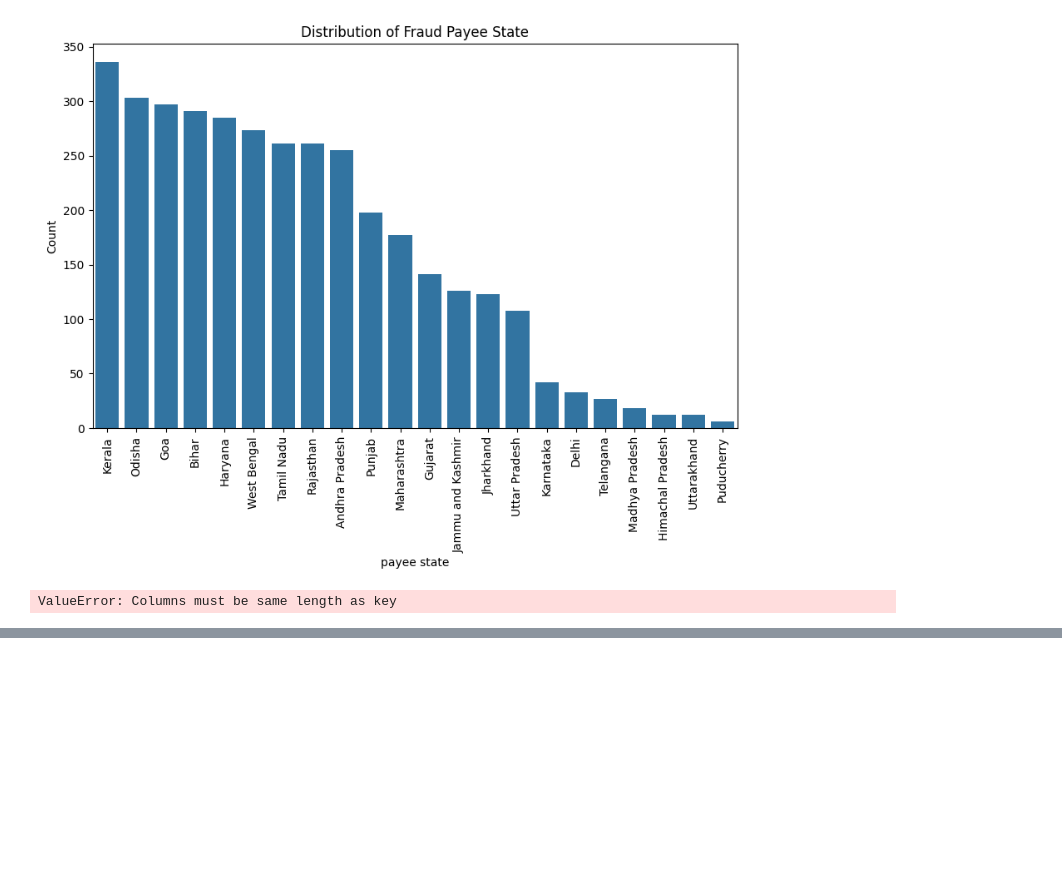
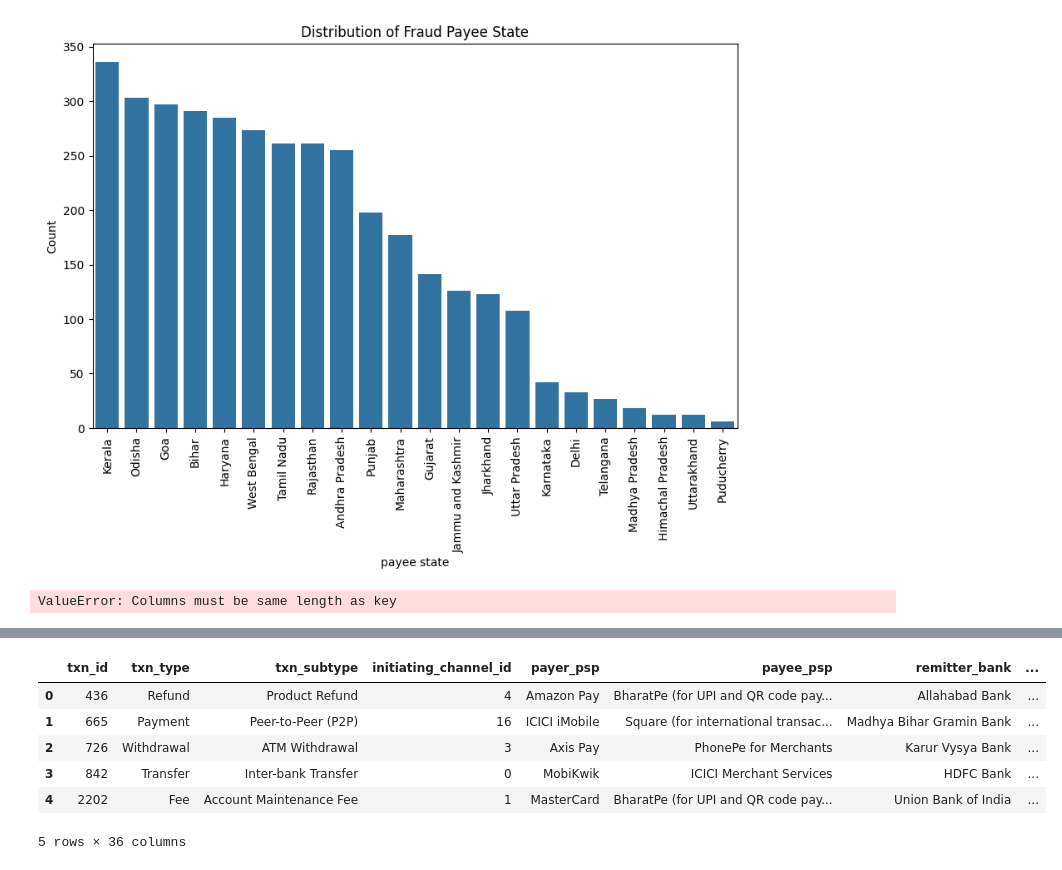
Before and after one commit to shashwatdixit10/Fraud-Detection-ML, a Jupyter notebook: ML Project.ipynb, the cells around one changed output, grey strips where cells are left out. Drawn from its saved outputs; the diff is of its cells as text; code cells hidden in the pictures; blank space fills up the shorter version.

```diff
--- a/ML Project.ipynb
+++ b/ML Project.ipynb
@@ -449,0 +757,10 @@ ValueError: Columns must be same length as key
+# %%
+data.head()
+# %% [output]
+|  | txn_id | txn_type | txn_subtype | initiating_channel_id | payer_psp | payee_psp | remitter_bank | ... |
+| 0 | 436 | Refund | Product Refund | 4 | Amazon Pay | BharatPe (for UPI and QR code pay... | Allahabad Bank | ... |
+| 1 | 665 | Payment | Peer-to-Peer (P2P) | 16 | ICICI iMobile | Square (for international transac... | Madhya Bihar Gramin Bank | ... |
+| 2 | 726 | Withdrawal | ATM Withdrawal | 3 | Axis Pay | PhonePe for Merchants | Karur Vysya Bank | ... |
+| 3 | 842 | Transfer | Inter-bank Transfer | 0 | MobiKwik | ICICI Merchant Services | HDFC Bank | ... |
+| 4 | 2202 | Fee | Account Maintenance Fee | 1 | MasterCard | BharatPe (for UPI and QR code pay... | Union Bank of India | ... |
+5 rows × 36 columns
```
Also changed, not shown: parts of 6 cells of this notebook.
